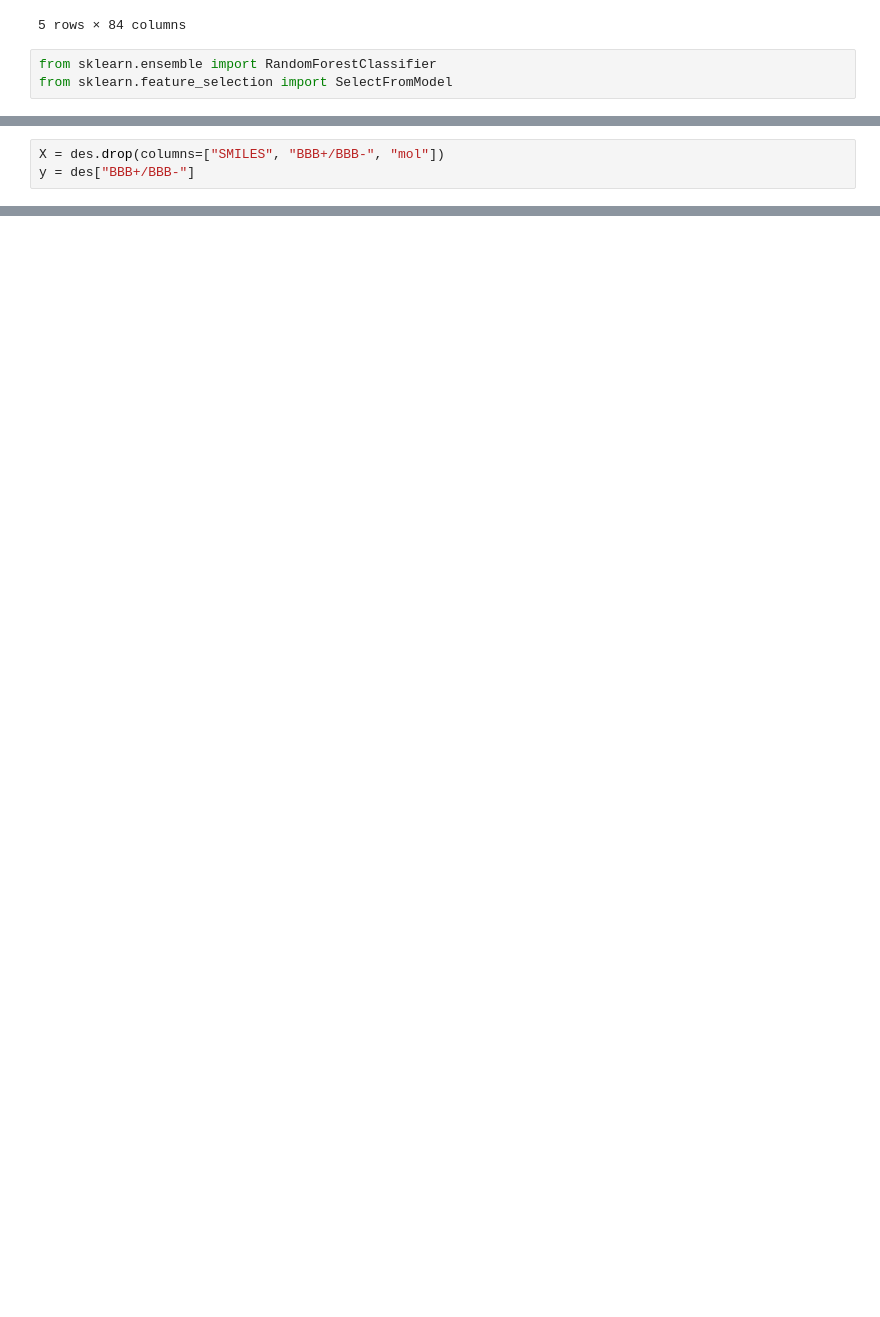
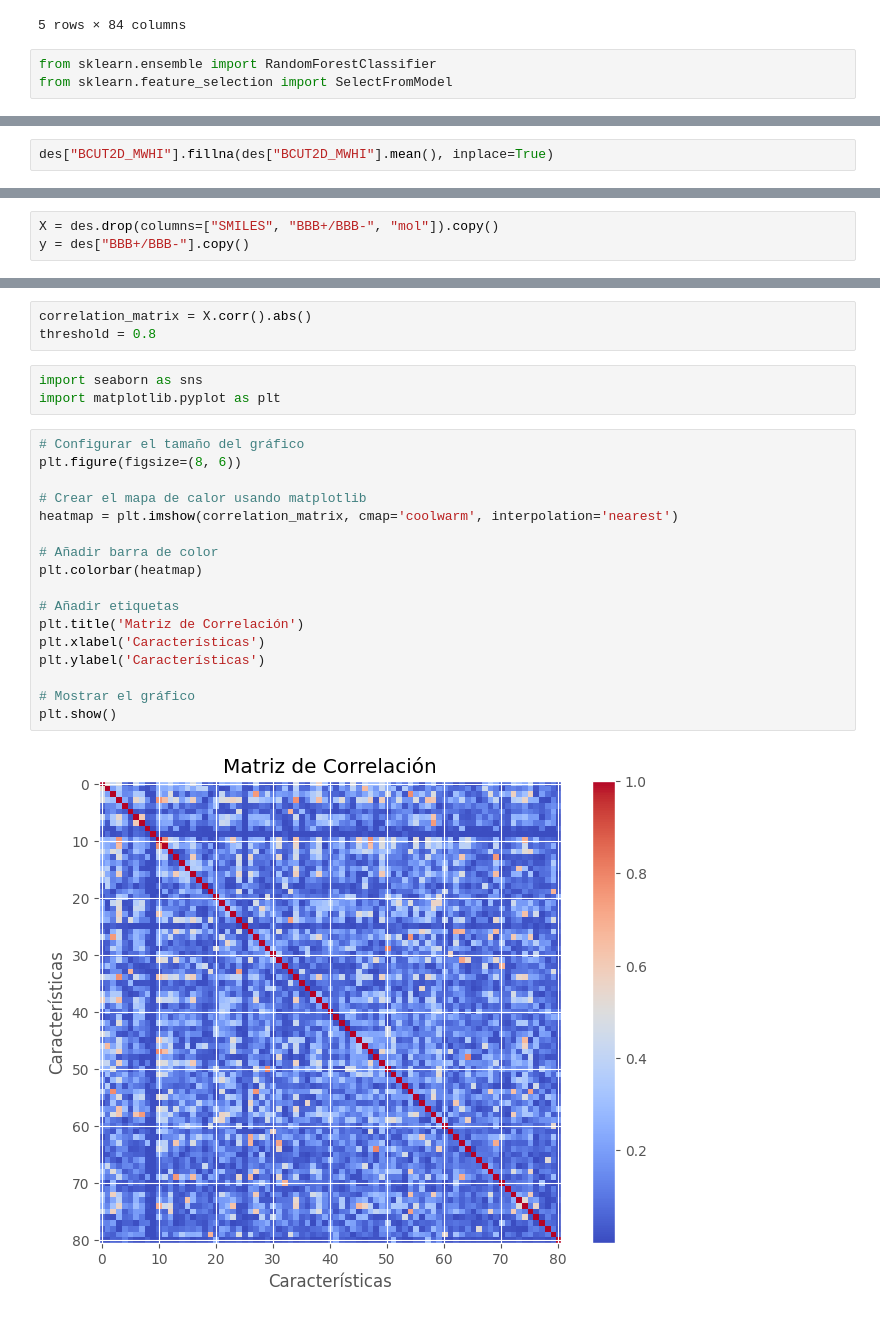
Before and after one commit to Eliud7720/Proyecto-Alzheimer-viejo, a Jupyter notebook: Barrera/Descriptores moleculares/descriptores_modelo.ipynb, the cells around one changed output, grey strips where cells are left out. Cells and saved outputs as stored; diff of their text form; blank space fills up the shorter version.

```diff
--- a/Barrera/Descriptores moleculares/descriptores_modelo.ipynb
+++ b/Barrera/Descriptores moleculares/descriptores_modelo.ipynb
@@ -20,0 +38,2 @@ from sklearn.feature_selection import SelectFromModel
+# %%
+des["BCUT2D_MWHI"].fillna(des["BCUT2D_MWHI"].mean(), inplace=True)
@@ -21,3 +52,3 @@ from sklearn.feature_selection import SelectFromModel
 # %%
-X = des.drop(columns=["SMILES", "BBB+/BBB-", "mol"])
-y = des["BBB+/BBB-"]
+X = des.drop(columns=["SMILES", "BBB+/BBB-", "mol"]).copy()
+y = des["BBB+/BBB-"].copy()
@@ -27,0 +62,25 @@ datos.to_csv("faltantes.csv")
+# %%
+correlation_matrix = X.corr().abs()
+threshold = 0.8
+# %%
+import seaborn as sns
+import matplotlib.pyplot as plt
+# %%
+# Configurar el tamaño del gráfico
+plt.figure(figsize=(8, 6))
+
+# Crear el mapa de calor usando matplotlib
+heatmap = plt.imshow(correlation_matrix, cmap='coolwarm', interpolation='nearest')
+
+# Añadir barra de color
+plt.colorbar(heatmap)
+
+# Añadir etiquetas
+plt.title('Matriz de Correlación')
+plt.xlabel('Características')
+plt.ylabel('Características')
+
+# Mostrar el gráfico
+plt.show()
+# %% [output]
+[figure, added]
```
Also changed, not shown: parts of 45 cells of this notebook.
